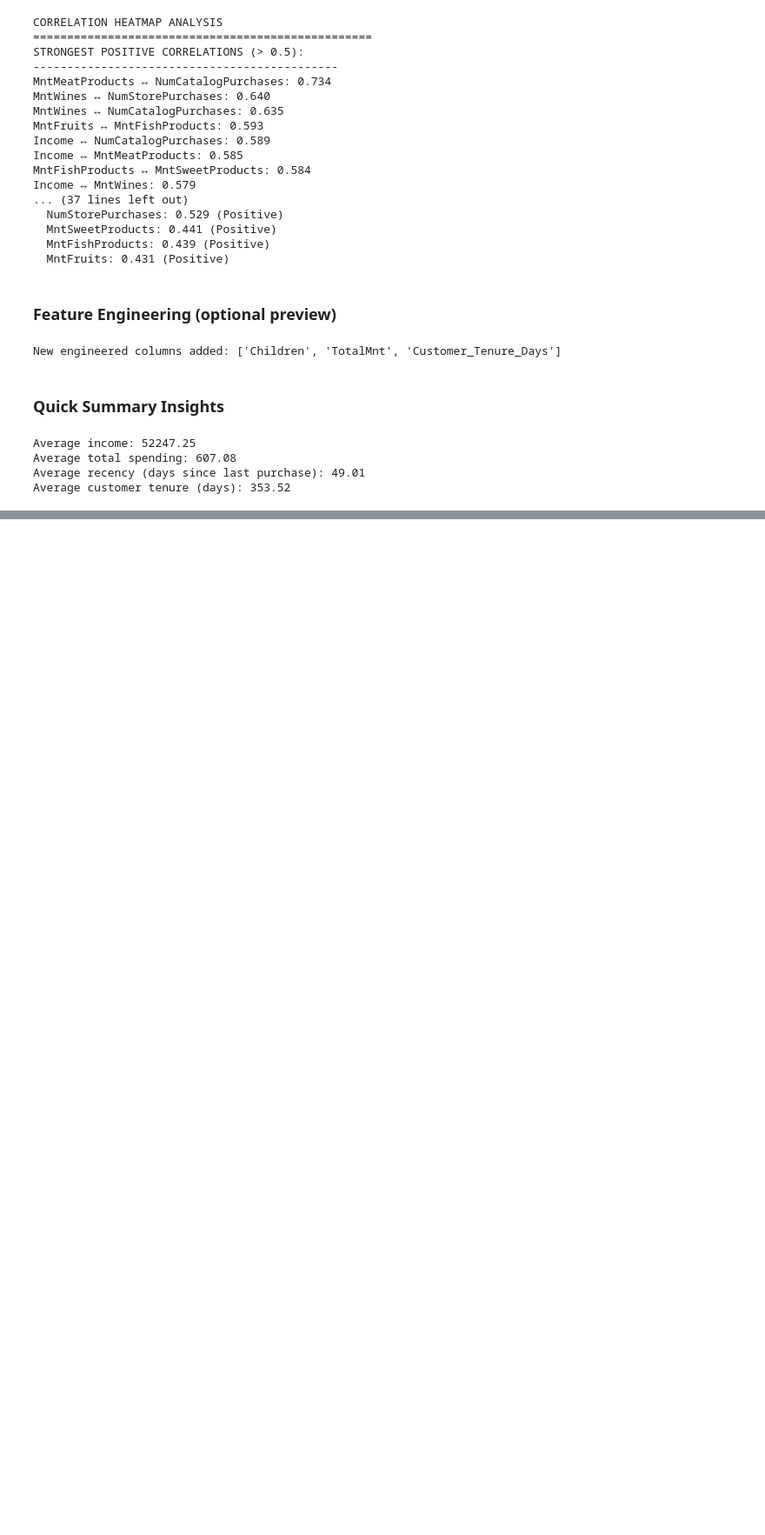
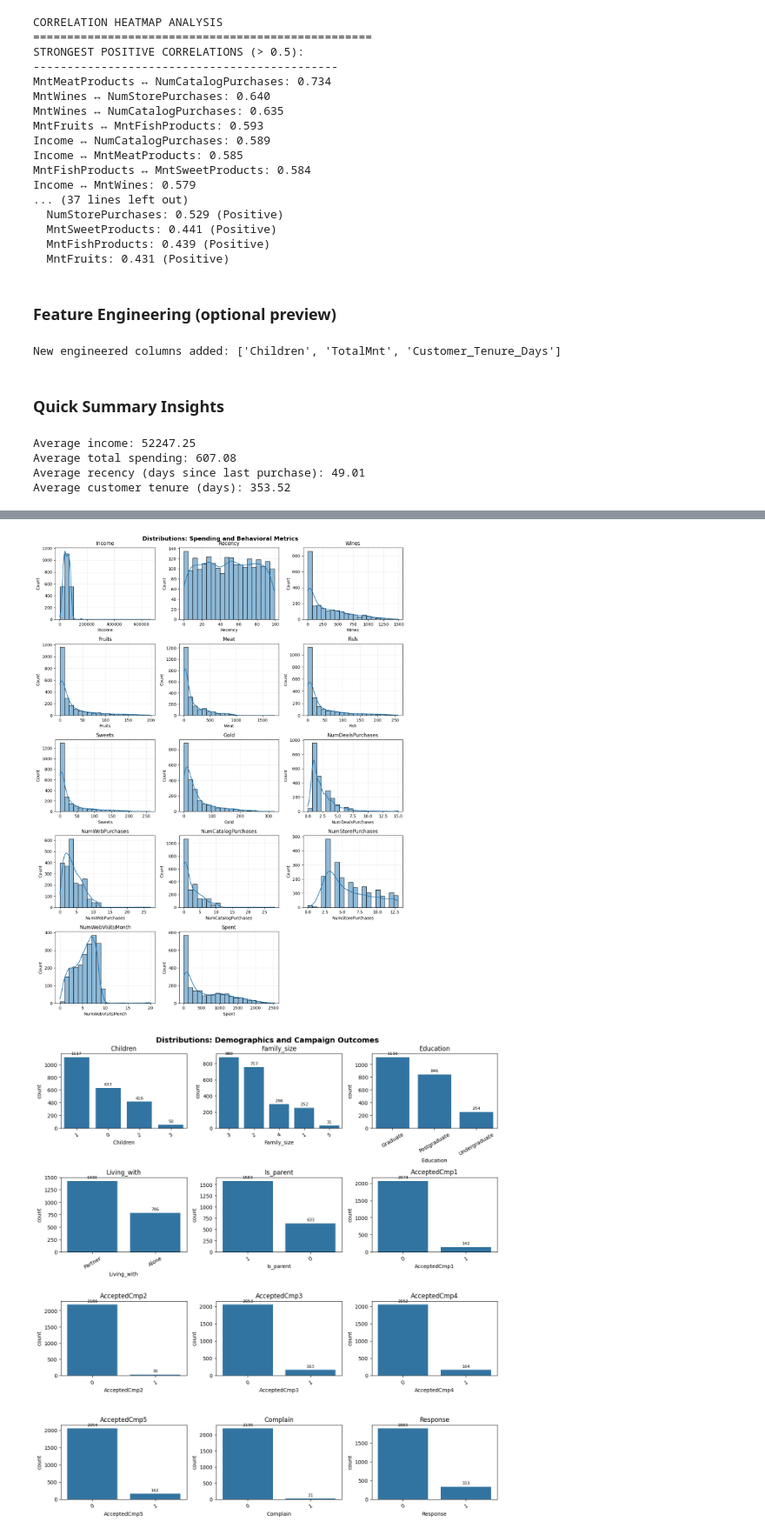
Before and after one commit to jkyamaguchi/ReDI-AI, a Jupyter notebook: Project/customer_segmentation.ipynb, the cells around one changed output, grey strips where cells are left out. Shown at 87% size. Cells and saved outputs as stored; diff of their text form; code cells hidden in the pictures; blank space fills up the shorter version.

Commit message:
Group Marital_Status, Kidhome, and Teenhome. Add new features: Living_with, Children, Family_size, Is_parent, Education, Spent. Check distribution of data.

```diff
--- a/Project/customer_segmentation.ipynb
+++ b/Project/customer_segmentation.ipynb
@@ -478,0 +495,2 @@ Name: Year_Birth, dtype: float64
+# %%
+df['Is_parent'] = np.where(df.Children > 0, 1, 0)
@@ -478,0 +499,2 @@ Name: Year_Birth, dtype: float64
+# %%
+df['Education'] = df['Education'].replace({"Basic":"Undergraduate", "2n Cycle":"Undergraduate", "Graduation":"Graduate", "Master":"Postgraduate", "PhD":"Postgraduate"})
@@ -478,0 +503,5 @@ Name: Year_Birth, dtype: float64
+# %%
+df['Spent'] = df['MntWines'] + df['MntFruits'] + df['MntMeatProducts'] + df['MntFishProducts'] + df['MntSweetProducts'] + df['MntGoldProds']
+# %%
+# For clarity
+df =df.rename(columns={"MntWines": "Wines","MntFruits":"Fruits","MntMeatProducts":"Meat","MntFishProducts":"Fish","MntSweetProducts":"Sweets","MntGoldProds":"Gold"})
@@ -478,0 +545,70 @@ Name: Year_Birth, dtype: float64
+# %%
+import math
+
+def plot_hist_grid(df, cols, ncols=3, bins=20, kde=True, title=None):
+    rows = math.ceil(len(cols) / ncols)
+    fig, axes = plt.subplots(rows, ncols, figsize=(ncols*4.2, rows*3.3))
+    axes = np.array(axes).reshape(-1)  # flatten
+    for i, col in enumerate(cols):
+        ax = axes[i]
+        sns.histplot(data=df, x=col, bins=bins, kde=kde, ax=ax)
+        ax.set_title(col)
+        ax.grid(True, alpha=0.25)
+    # hide unused axes
+    for j in range(i+1, len(axes)):
+        axes[j].set_visible(False)
+    if title:
+        fig.suptitle(title, fontsize=14, fontweight='bold')
+    plt.tight_layout()
+    plt.show()
+
+def _annotate_bars(ax):
+    for p in ax.patches:
+        height = p.get_height()
+        if height > 0:
+            ax.annotate(f'{int(height)}', (p.get_x()+p.get_width()/2, height),
+                        ha='center', va='bottom', fontsize=8, xytext=(0,3), textcoords='offset points')
+
+def plot_mixed_grid(df, cols, ncols=3, title=None):
+    rows = math.ceil(len(cols) / ncols)
+    fig, axes = plt.subplots(rows, ncols, figsize=(ncols*4.2, rows*3.3))
+    axes = np.array(axes).reshape(-1)
+    for i, col in enumerate(cols):
+        ax = axes[i]
+        series = df[col]
+        is_numeric = pd.api.types.is_numeric_dtype(series)
+        few_levels = series.nunique(dropna=True) <= 10
+        if is_numeric and not few_levels:
+            sns.histplot(data=df, x=col, bins=20, kde=True, ax=ax)
+            ax.grid(True, alpha=0.25)
+        else:
+            sns.countplot(data=df, x=col, ax=ax, order=series.value_counts().index)
+            ax.tick_params(axis='x', rotation=30)
+            _annotate_bars(ax)
+        ax.set_title(col)
+    for j in range(i+1, len(axes)):
+        axes[j].set_visible(False)
+    if title:
+        fig.suptitle(title, fontsize=14, fontweight='bold')
+    plt.tight_layout()
+    plt.show()
+
+# ---- Distributions: spending and behavior (numeric) ----
+numeric_cols = [
+    'Income','Recency','Wines','Fruits','Meat','Fish','Sweets','Gold',
+    'NumDealsPurchases','NumWebPurchases','NumCatalogPurchases','NumStorePurchases',
+    'NumWebVisitsMonth','Spent'
+]
+plot_hist_grid(df, numeric_cols, ncols=3, bins=20, kde=True,
+               title='Distributions: Spending and Behavioral Metrics')
+
+# ---- Mixed grid: demographics and campaign flags ----
+mixed_cols = [
+    'Children','Family_size','Education','Living_with','Is_parent',
+    'AcceptedCmp1','AcceptedCmp2','AcceptedCmp3','AcceptedCmp4','AcceptedCmp5',
+    'Complain','Response'
+]
+plot_mixed_grid(df, mixed_cols, ncols=3, title='Distributions: Demographics and Campaign Outcomes')
+# %% [output]
+[figure, added]
+[figure, added]
```
Also changed, not shown: parts of 15 cells of this notebook.
